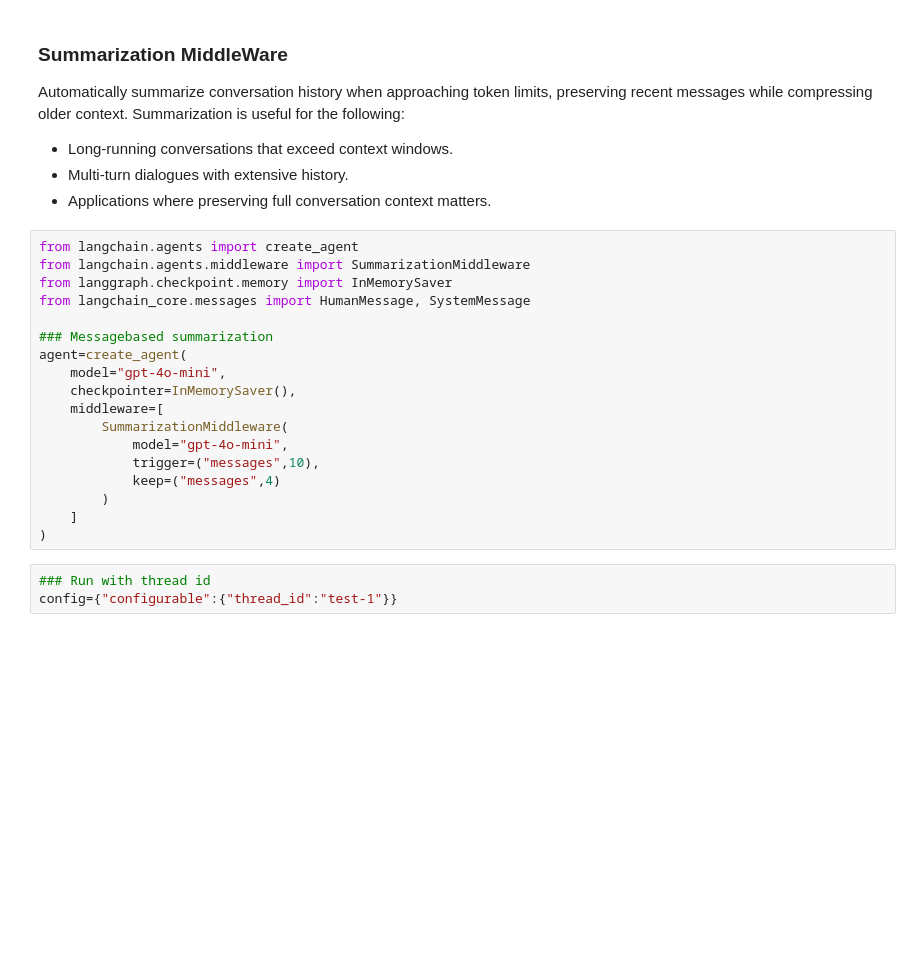
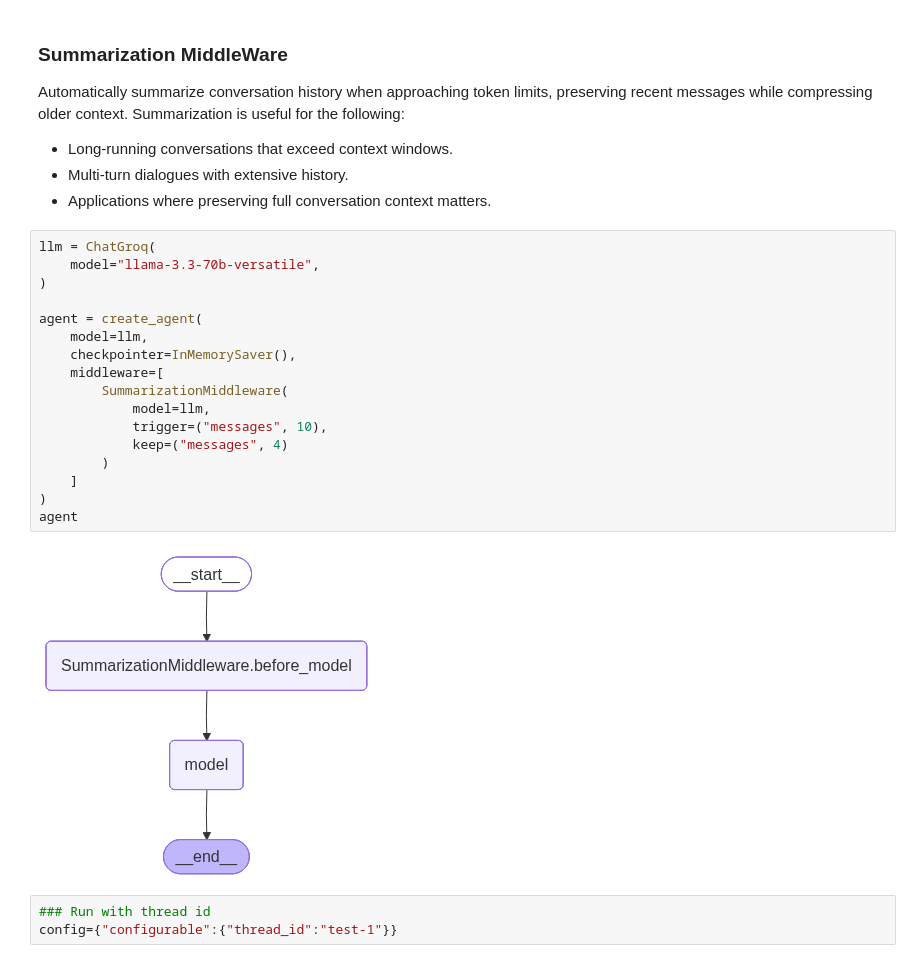
Before and after one commit to Kapil987/b150-genaiops, a Jupyter notebook: 18_Langchain/07_Middleware.ipynb, the cells around one changed output. Cells and saved outputs as stored; diff of their text form; blank space fills up the shorter version.

Commit message:
updated langchain

```diff
--- a/18_Langchain/07_Middleware.ipynb
+++ b/18_Langchain/07_Middleware.ipynb
@@ -21,23 +30,24 @@ Automatically summarize conversation history when approaching token limits, pres
 - Multi-turn dialogues with extensive history.
 - Applications where preserving full conversation context matters.
 # %%
-from langchain.agents import create_agent
-from langchain.agents.middleware import SummarizationMiddleware
-from langgraph.checkpoint.memory import InMemorySaver
-from langchain_core.messages import HumanMessage, SystemMessage
+llm = ChatGroq(
+    model="llama-3.3-70b-versatile",
+)
 
-### Messagebased summarization
-agent=create_agent(
-    model="gpt-4o-mini",
+agent = create_agent(
+    model=llm,
     checkpointer=InMemorySaver(),
     middleware=[
         SummarizationMiddleware(
-            model="gpt-4o-mini",
-            trigger=("messages",10),
-            keep=("messages",4)
+            model=llm,
+            trigger=("messages", 10),
+            keep=("messages", 4)
         )
     ]
 )
+agent
+# %% [output]
+[figure, added]
 # %%
 ### Run with thread id
 config={"configurable":{"thread_id":"test-1"}}
```
Also changed, not shown: parts of 17 cells of this notebook, 6 other files.
